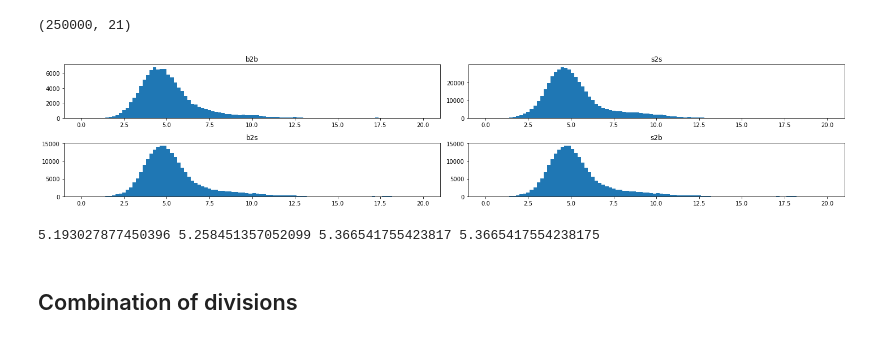
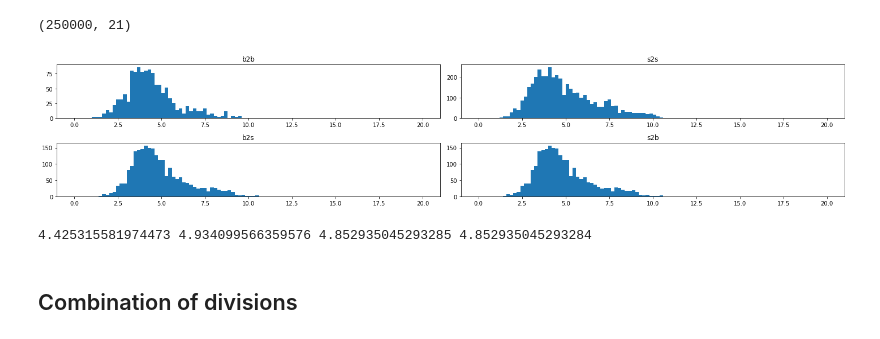
Before and after one commit to Ledz96/ML_Project_1, a Jupyter notebook: Test Standardization.ipynb, the cells around one changed output. Saved outputs shown, nothing was run; the diff lists cells and outputs as text; code cells hidden in the pictures.

```diff
--- a/Test Standardization.ipynb
+++ b/Test Standardization.ipynb
@@ -155,7 +155,7 @@ s2s = []
 b2s = []
 s2b = []
 
-random_indices = np.random.choice(X_stn.shape[0],1000,replace=False)
+random_indices = np.random.choice(X_stn.shape[0],100,replace=False)
 
 for i1 in random_indices:
     for i2 in random_indices:
@@ -166,41 +166,41 @@ for i1 in random_indices:
                 else:
                     s2s.append(np.linalg.norm(X_stn[i1,:] - X_stn[i2,:]))
             else:
                 if Y_total[i1] == 1:
                     b2s.append(np.linalg.norm(X_stn[i1,:] - X_stn[i2,:]))
                 else:
                     s2b.append(np.linalg.norm(X_stn[i1,:] - X_stn[i2,:]))
 
 bins = 100
 rang = [0,20]
 plt.figure(figsize=[20,4])
 plt.subplot(2,2,1)
 plt.hist(b2b, bins=bins, range=rang)
 plt.title("b2b")
 
 plt.subplot(2,2,2)
 plt.hist(s2s, bins=bins, range=rang)
 plt.title("s2s")
 
 plt.subplot(2,2,3)
 plt.hist(b2s, bins=bins, range=rang)
 plt.title("b2s")
 
 plt.subplot(2,2,4)
 plt.hist(s2b, bins=bins, range=rang)
 plt.title("s2b")
 
 plt.tight_layout()
 plt.show()
 # %% [output]
-[figure, old version]
+[figure, new version]
 # %%
 print(np.mean(b2b),
       np.mean(s2s),
       np.mean(b2s),
       np.mean(s2b))
 # %% [output]
-5.193027877450396 5.258451357052099 5.366541755423817 5.3665417554238175
+4.425315581974473 4.934099566359576 4.852935045293285 4.852935045293284
 # %% [markdown]
 ## Combination of divisions
 # %%
```
Also changed, not shown: parts of 6 cells of this notebook, 1 other file.
